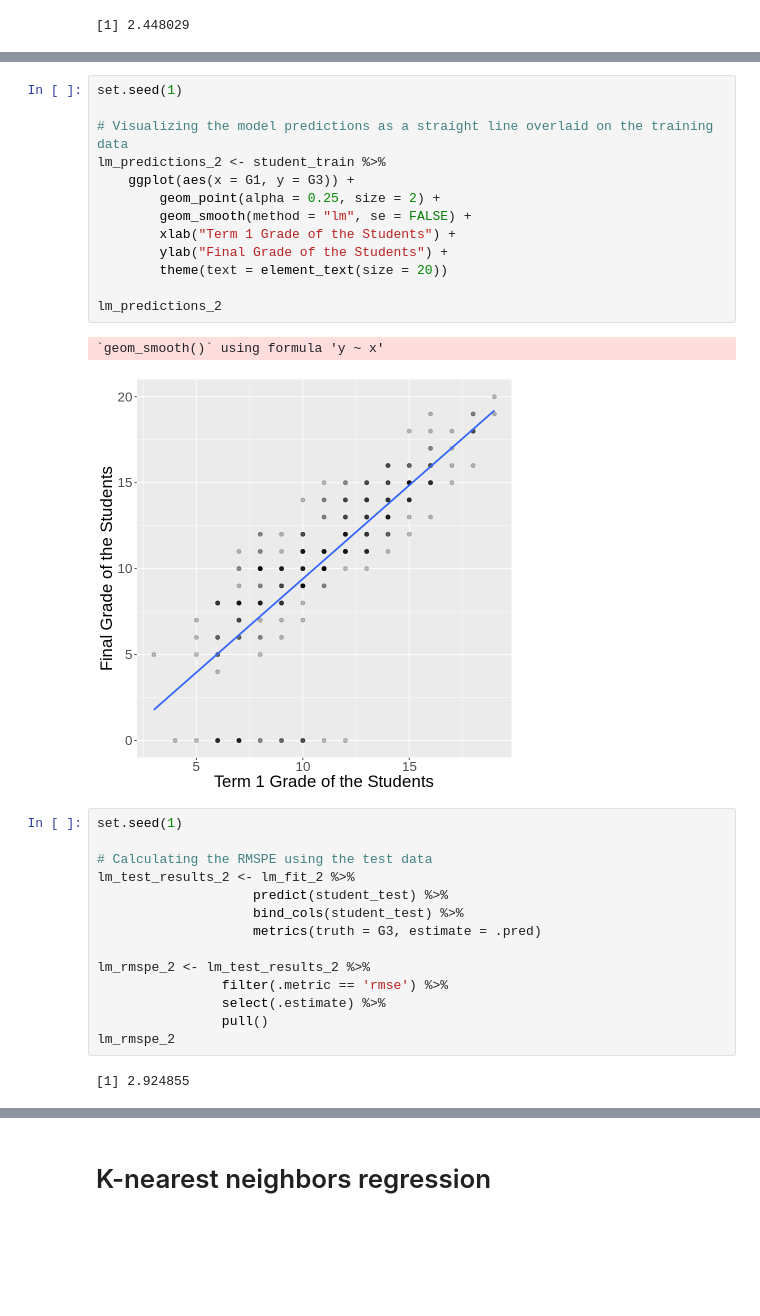
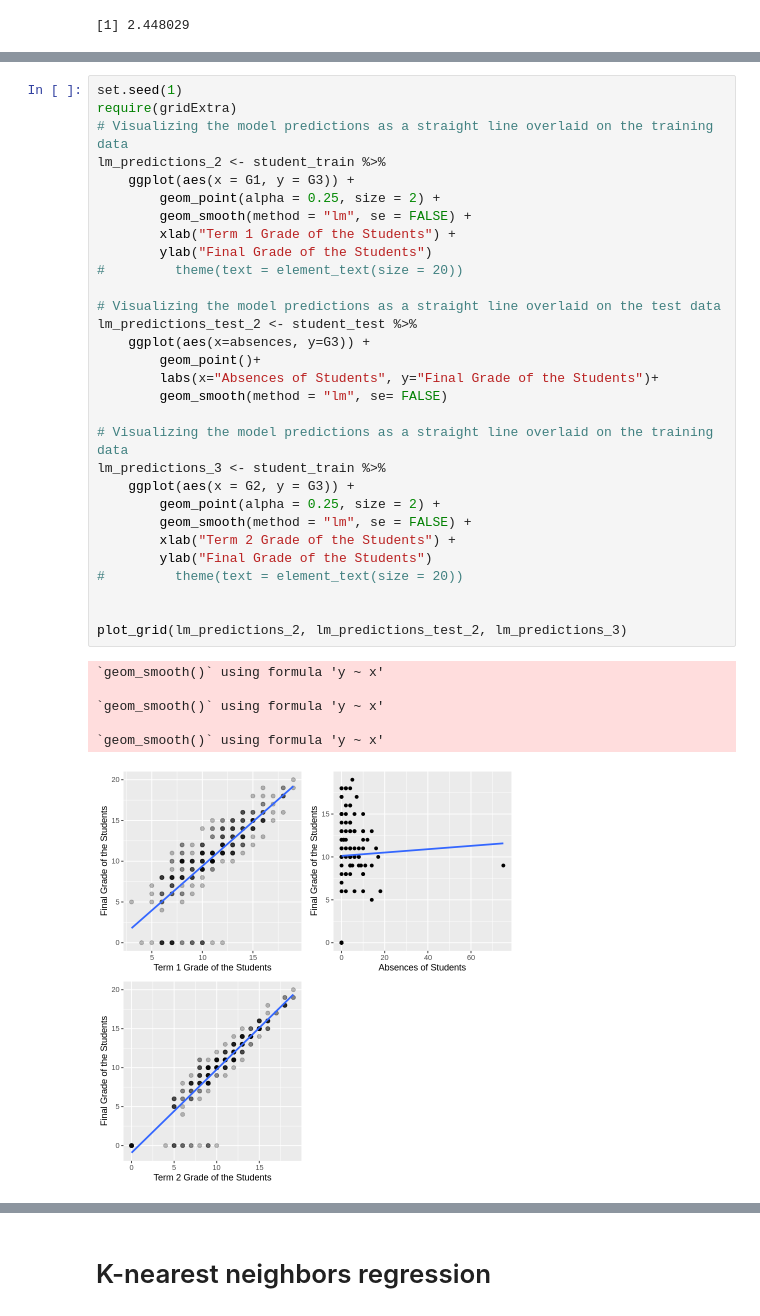
Before and after one commit to reubenjosephjohn/DSCI100_project, a Jupyter notebook: project_report_updated.ipynb, the cells around one changed output, grey strips where cells are left out. Cells and saved outputs as stored; diff of their text form; blank space fills up the shorter version.

```diff
--- a/project_report_updated.ipynb
+++ b/project_report_updated.ipynb
@@ -338,32 +316,37 @@ Coefficients:
 # %%
 set.seed(1)
-
+require(gridExtra)
 # Visualizing the model predictions as a straight line overlaid on the training data
 lm_predictions_2 <- student_train %>%
     ggplot(aes(x = G1, y = G3)) +
         geom_point(alpha = 0.25, size = 2) +
         geom_smooth(method = "lm", se = FALSE) +
         xlab("Term 1 Grade of the Students") +
-        ylab("Final Grade of the Students") +
-        theme(text = element_text(size = 20))
+        ylab("Final Grade of the Students")
+#         theme(text = element_text(size = 20))
 
-lm_predictions_2
+# Visualizing the model predictions as a straight line overlaid on the test data
+lm_predictions_test_2 <- student_test %>%
+    ggplot(aes(x=absences, y=G3)) +
+        geom_point()+
+        labs(x="Absences of Students", y="Final Grade of the Students")+
+        geom_smooth(method = "lm", se= FALSE)
+
+# Visualizing the model predictions as a straight line overlaid on the training data
+lm_predictions_3 <- student_train %>%
+    ggplot(aes(x = G2, y = G3)) +
+        geom_point(alpha = 0.25, size = 2) +
+        geom_smooth(method = "lm", se = FALSE) +
+        xlab("Term 2 Grade of the Students") +
+        ylab("Final Grade of the Students")
+#         theme(text = element_text(size = 20))
+
+
+plot_grid(lm_predictions_2, lm_predictions_test_2, lm_predictions_3)
 # %% [output]
 `geom_smooth()` using formula 'y ~ x'
+
+`geom_smooth()` using formula 'y ~ x'
+
+`geom_smooth()` using formula 'y ~ x'
-[figure, old version]
+[figure, new version]
-# %%
-set.seed(1)
-
-# Calculating the RMSPE using the test data
-lm_test_results_2 <- lm_fit_2 %>%
-                    predict(student_test) %>%
-                    bind_cols(student_test) %>%
-                    metrics(truth = G3, estimate = .pred)
-
-lm_rmspe_2 <- lm_test_results_2 %>%
-                filter(.metric == 'rmse') %>%
-                select(.estimate) %>%
-                pull()
-lm_rmspe_2
-# %% [output]
-[1] 2.924855
```
Also changed, not shown: parts of 15 cells of this notebook.
